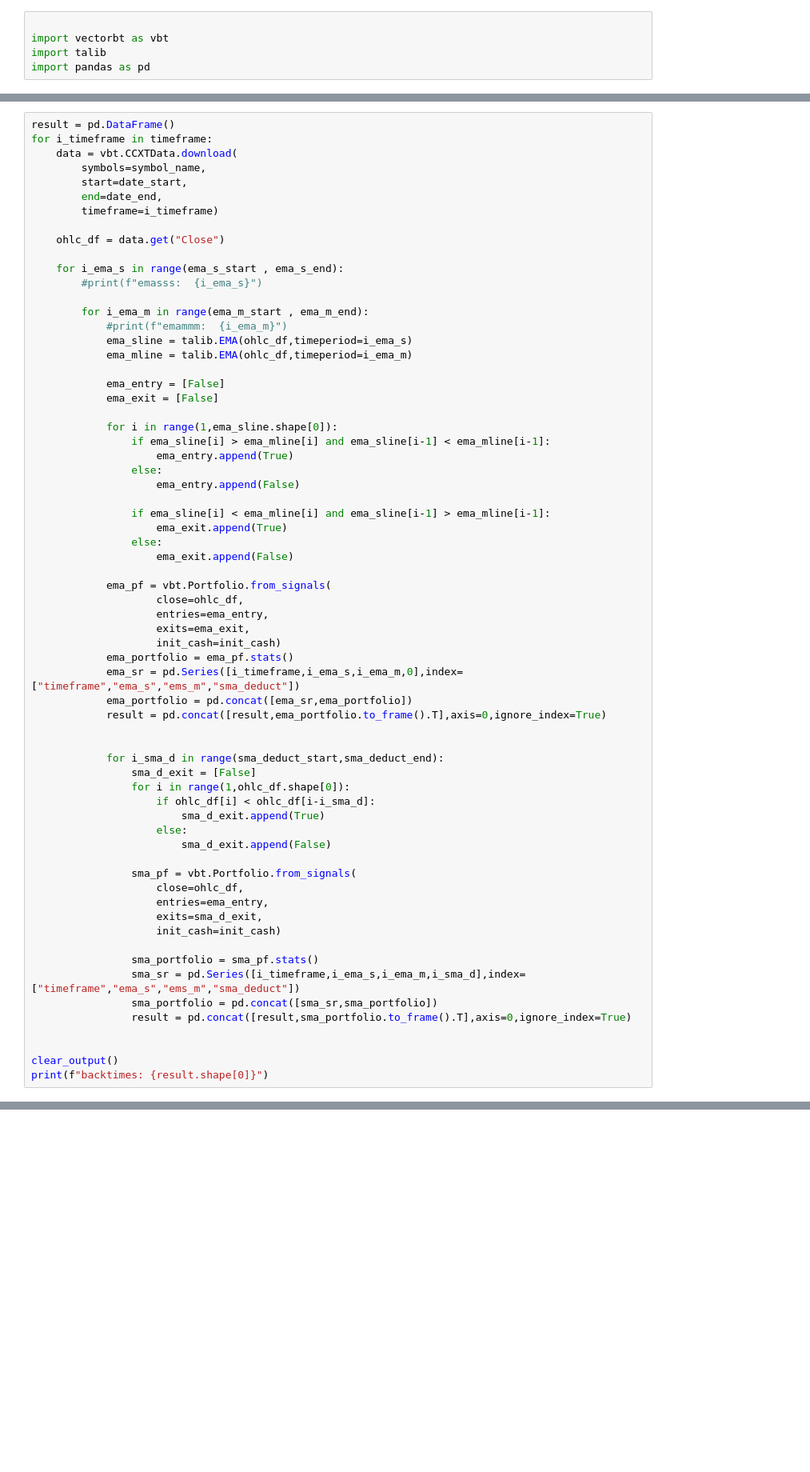
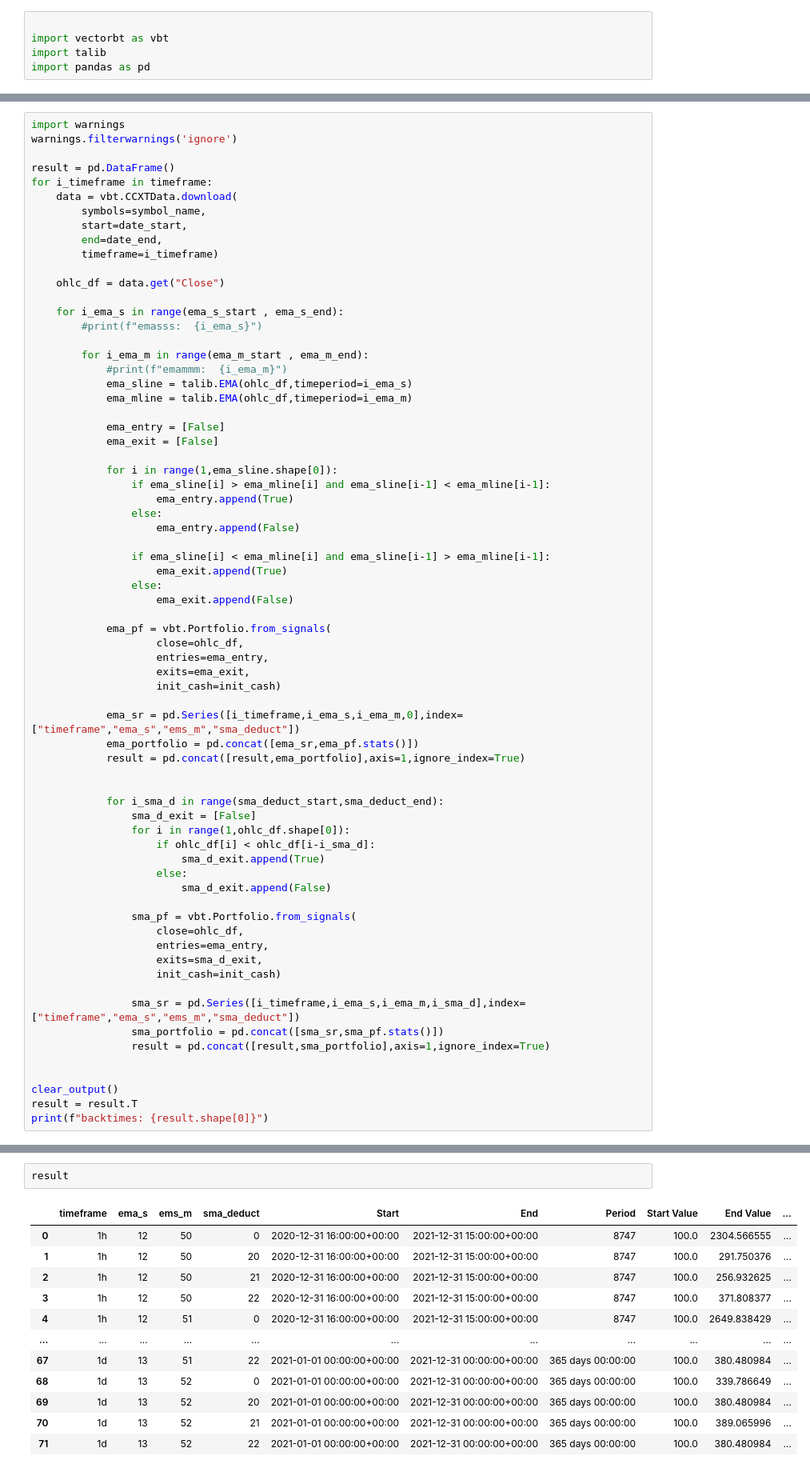
Before and after one commit to neoxlarge/GoldenCross, a Jupyter notebook: vectorbt_optimal.ipynb, the cells around one changed output, grey strips where cells are left out. Shown: that part at 80% size. Drawn from its saved outputs; the diff is of its cells as text; blank space fills up the shorter version.

```diff
--- a/vectorbt_optimal.ipynb
+++ b/vectorbt_optimal.ipynb
@@ -51,6 +51,9 @@ sma_deduct_end = 23 #@param {type:"integer"}
 
 init_cash = 100 #@param {type:"integer"}
 # %%
+import warnings
+warnings.filterwarnings('ignore')
+
 result = pd.DataFrame()
 for i_timeframe in timeframe:
     data = vbt.CCXTData.download(
@@ -88,10 +91,10 @@ for i_timeframe in timeframe:
                     entries=ema_entry,
                     exits=ema_exit,
                     init_cash=init_cash)
-            ema_portfolio = ema_pf.stats()
+
             ema_sr = pd.Series([i_timeframe,i_ema_s,i_ema_m,0],index=["timeframe","ema_s","ems_m","sma_deduct"])
-            ema_portfolio = pd.concat([ema_sr,ema_portfolio])
-            result = pd.concat([result,ema_portfolio.to_frame().T],axis=0,ignore_index=True)
+            ema_portfolio = pd.concat([ema_sr,ema_pf.stats()])
+            result = pd.concat([result,ema_portfolio],axis=1,ignore_index=True)
 
 
             for i_sma_d in range(sma_deduct_start,sma_deduct_end):
@@ -108,11 +111,11 @@ for i_timeframe in timeframe:
                     exits=sma_d_exit,
                     init_cash=init_cash)
 
-                sma_portfolio = sma_pf.stats()
                 sma_sr = pd.Series([i_timeframe,i_ema_s,i_ema_m,i_sma_d],index=["timeframe","ema_s","ems_m","sma_deduct"])
-                sma_portfolio = pd.concat([sma_sr,sma_portfolio])
-                result = pd.concat([result,sma_portfolio.to_frame().T],axis=0,ignore_index=True)
+                sma_portfolio = pd.concat([sma_sr,sma_pf.stats()])
+                result = pd.concat([result,sma_portfolio],axis=1,ignore_index=True)
 
 
 clear_output()
+result = result.T
 print(f"backtimes: {result.shape[0]}")
@@ -118,0 +124,15 @@ print(f"backtimes: {result.shape[0]}")
+# %%
+result
+# %% [output]
+|  | timeframe | ema_s | ems_m | sma_deduct | Start | End | Period | Start Value | End Value | ... |
+| 0 | 1h | 12 | 50 | 0 | 2020-12-31 16:00:00+00:00 | 2021-12-31 15:00:00+00:00 | 8747 | 100.0 | 2304.566555 | ... |
+| 1 | 1h | 12 | 50 | 20 | 2020-12-31 16:00:00+00:00 | 2021-12-31 15:00:00+00:00 | 8747 | 100.0 | 291.750376 | ... |
+| 2 | 1h | 12 | 50 | 21 | 2020-12-31 16:00:00+00:00 | 2021-12-31 15:00:00+00:00 | 8747 | 100.0 | 256.932625 | ... |
+| 3 | 1h | 12 | 50 | 22 | 2020-12-31 16:00:00+00:00 | 2021-12-31 15:00:00+00:00 | 8747 | 100.0 | 371.808377 | ... |
+| 4 | 1h | 12 | 51 | 0 | 2020-12-31 16:00:00+00:00 | 2021-12-31 15:00:00+00:00 | 8747 | 100.0 | 2649.838429 | ... |
+| ... | ... | ... | ... | ... | ... | ... | ... | ... | ... | ... |
+| 67 | 1d | 13 | 51 | 22 | 2021-01-01 00:00:00+00:00 | 2021-12-31 00:00:00+00:00 | 365 days 00:00:00 | 100.0 | 380.480984 | ... |
+| 68 | 1d | 13 | 52 | 0 | 2021-01-01 00:00:00+00:00 | 2021-12-31 00:00:00+00:00 | 365 days 00:00:00 | 100.0 | 339.786649 | ... |
+| 69 | 1d | 13 | 52 | 20 | 2021-01-01 00:00:00+00:00 | 2021-12-31 00:00:00+00:00 | 365 days 00:00:00 | 100.0 | 380.480984 | ... |
+| 70 | 1d | 13 | 52 | 21 | 2021-01-01 00:00:00+00:00 | 2021-12-31 00:00:00+00:00 | 365 days 00:00:00 | 100.0 | 389.065996 | ... |
+| 71 | 1d | 13 | 52 | 22 | 2021-01-01 00:00:00+00:00 | 2021-12-31 00:00:00+00:00 | 365 days 00:00:00 | 100.0 | 380.480984 | ... |
```
Also changed, not shown: parts of 4 cells of this notebook, 1 other file.
